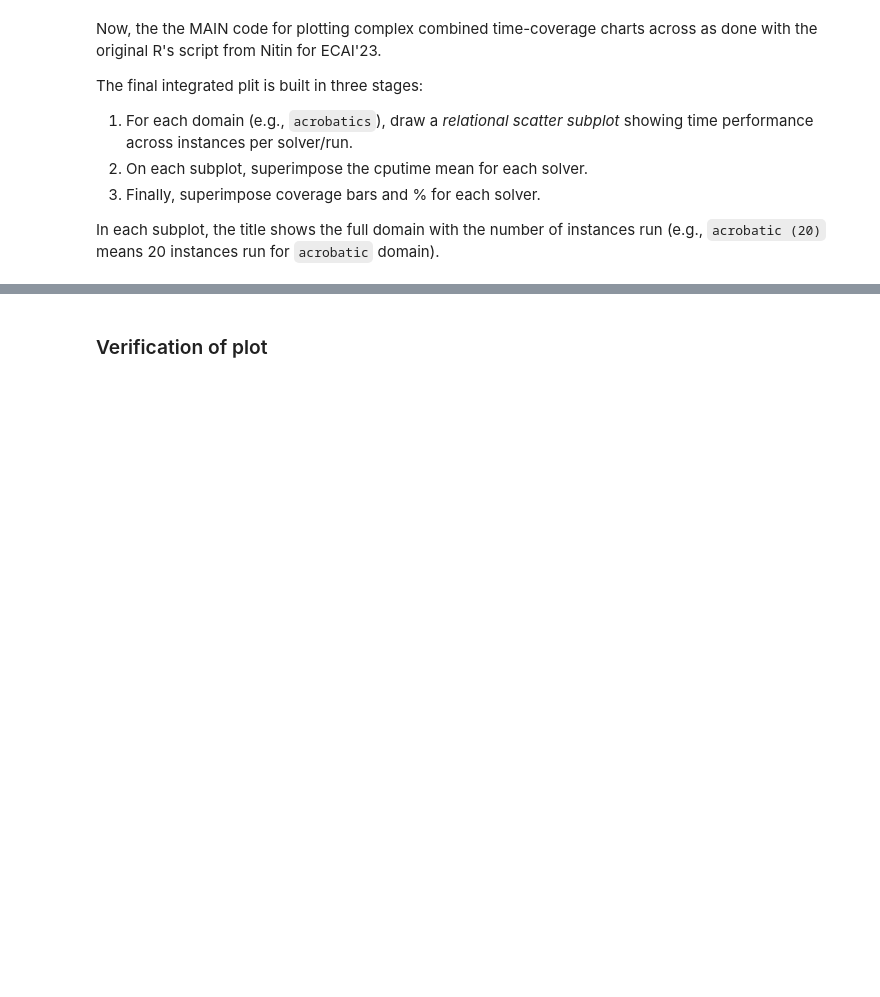
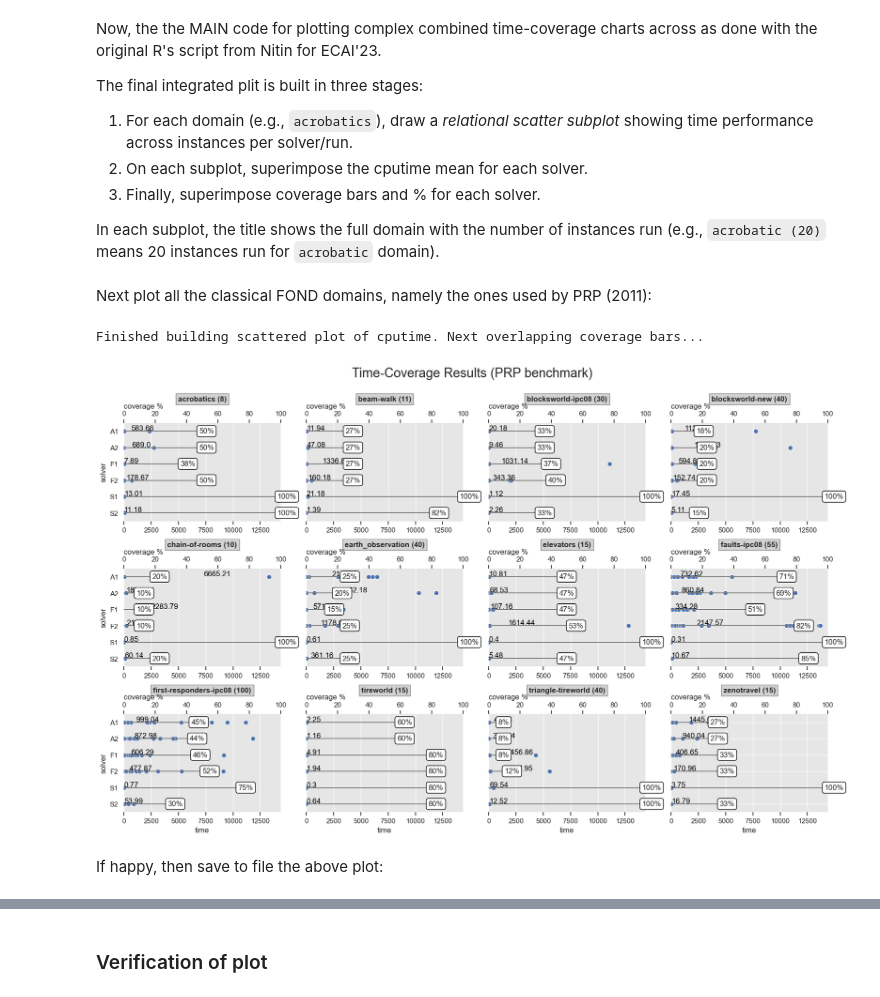
Before and after one commit to ssardina-research/coverage-plots, a Jupyter notebook: coverage_plots.ipynb, the cells around one changed output, grey strips where cells are left out. Cells and saved outputs as stored; diff of their text form; code cells hidden in the pictures; blank space fills up the shorter version.

Commit message:
factor plotting to a function fixes #3

```diff
--- a/coverage_plots.ipynb
+++ b/coverage_plots.ipynb
@@ -330,0 +447,18 @@ plt.show()
+# %% [markdown]
+Next plot all the classical FOND domains, namely the ones used by PRP (2011):
+# %%
+FONDSAT_DOMAINS = set(
+    ["doors", "islands", "miner", "spiky-tireworld", "tireworld-truck"]
+)
+PRP_DOMAINS = set(DOMAINS_SEL).difference(FONDSAT_DOMAINS)
+
+g = plot_coverage(
+    df_sel.query("domain in @PRP_DOMAINS"),
+    coverage_df.query(
+        "domain in @PRP_DOMAINS"), "Time-Coverage Results (PRP benchmark)"
+    )
+# %% [output]
+Finished building scattered plot of cputime. Next overlapping coverage bars...
+[figure, added]
+# %% [markdown]
+If happy, then save to file the above plot:
```
Also changed, not shown: parts of 17 cells of this notebook, 6 other files.
